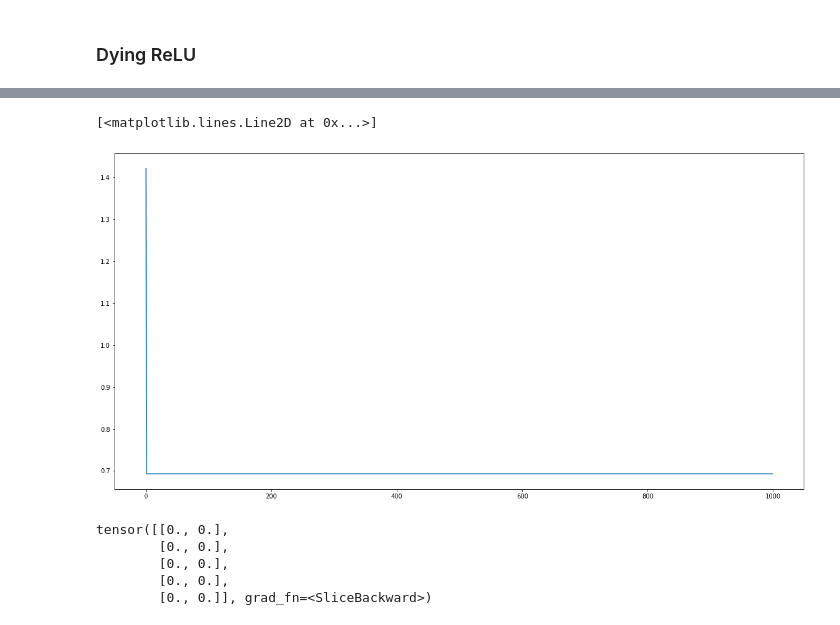
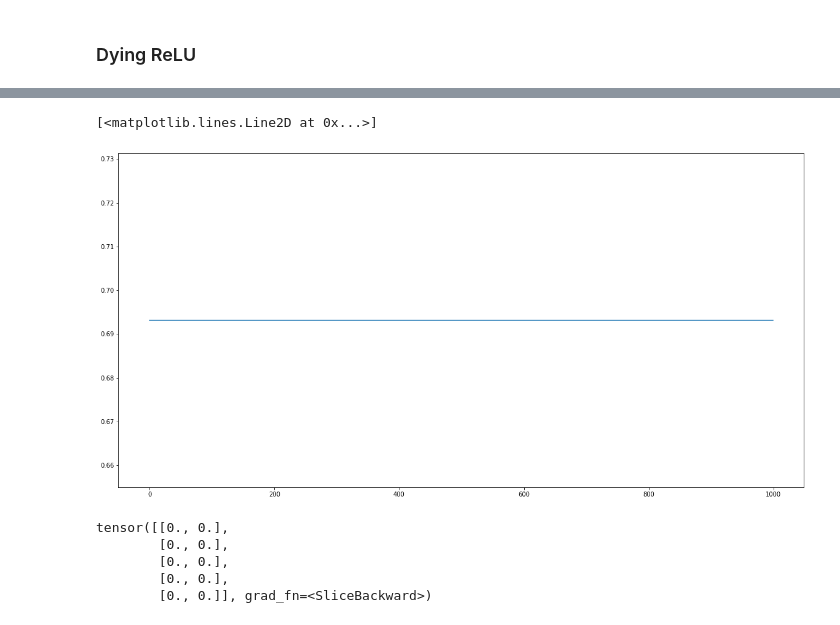
Before and after one commit to cjwbrandon/Deep-Learning-Fundamentals, a Jupyter notebook: fundamentals/Fundamentals 2 - Activation Functions and their Limitations.ipynb, the cells around one changed output, grey strips where cells are left out. Drawn from its saved outputs; the diff is of its cells as text; code cells hidden in the pictures.

```diff
--- a/fundamentals/Fundamentals 2 - Activation Functions and their Limitations.ipynb
+++ b/fundamentals/Fundamentals 2 - Activation Functions and their Limitations.ipynb
@@ -540,7 +545,7 @@ The main breakthrough of ReLU is that it does not face the same vanishing gradie
 ### Dying ReLU
 # %%
 # convert all to negative values
-temp_x = x - x.max() - 10
+temp_x = x - x.max() - 100
 
 # Network Architecture
 relu_model = nn.Sequential(
@@ -575,21 +580,21 @@ plt.plot(range(epochs), loss)
 11/1000 --- Loss: 0.6931465864181519
 21/1000 --- Loss: 0.6931465864181519
 31/1000 --- Loss: 0.6931465864181519
 41/1000 --- Loss: 0.6931465864181519
 51/1000 --- Loss: 0.6931465864181519
 61/1000 --- Loss: 0.6931465864181519
 71/1000 --- Loss: 0.6931465864181519
 81/1000 --- Loss: 0.6931465864181519
 91/1000 --- Loss: 0.6931465864181519
 101/1000 --- Loss: 0.6931465864181519
 111/1000 --- Loss: 0.6931465864181519
 ... (84 lines left out)
 961/1000 --- Loss: 0.6931465864181519
 971/1000 --- Loss: 0.6931465864181519
 981/1000 --- Loss: 0.6931465864181519
 991/1000 --- Loss: 0.6931465864181519
 [<matplotlib.lines.Line2D at 0x...>]
-[figure, old version]
+[figure, new version]
 # %%
 output[:5]
 # %% [output]
```
Also changed, not shown: parts of 30 cells of this notebook, 2 other files.
